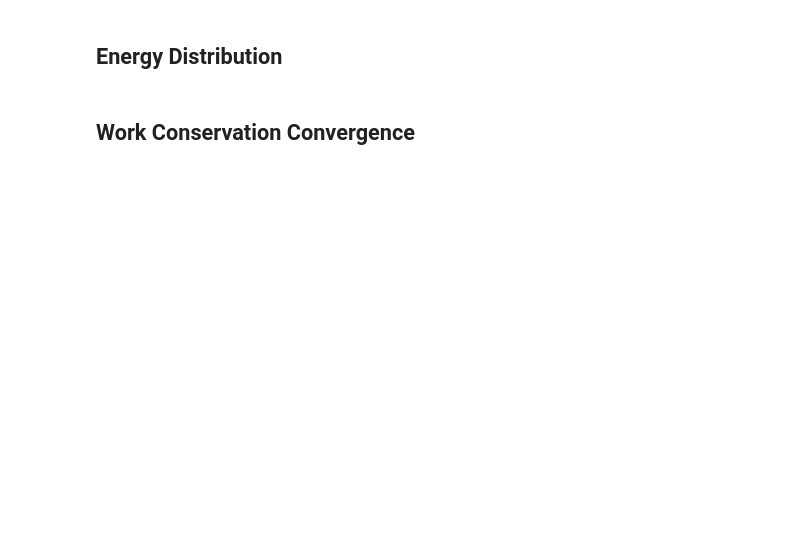
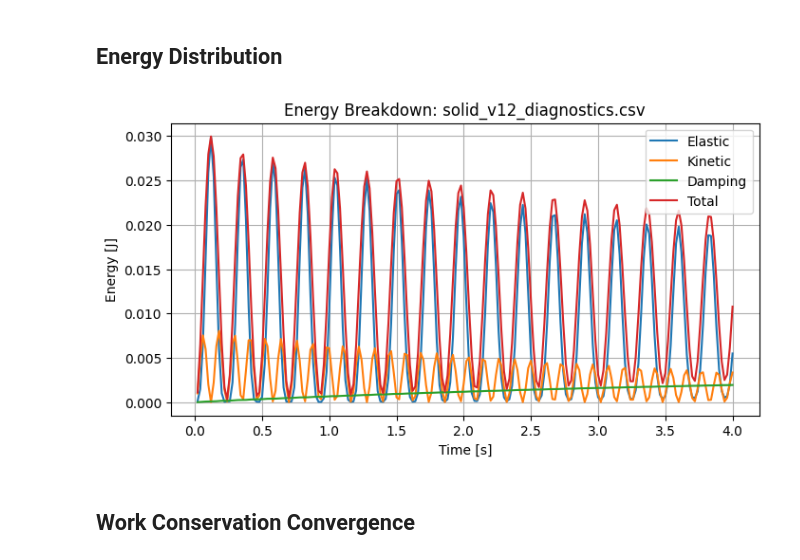
Before and after one commit to neerajbalachandar/VarFLEXI-rVPM-Fenics, a Jupyter notebook: result_analysis.ipynb, the cells around one changed output. Drawn from its saved outputs; the diff is of its cells as text; code cells hidden in the pictures; blank space fills up the shorter version.

```diff
--- a/result_analysis.ipynb
+++ b/result_analysis.ipynb
@@ -61,20 +73,23 @@ else:
 # %%
 for name, df in solid_data.items():
     if df is None:
         continue
     req = {"time","E_elas","E_kin","E_damp","E_tot"}
     if not req.issubset(df.columns):
         continue
     plt.figure()
     plt.plot(df["time"], df["E_elas"], label="Elastic")
     plt.plot(df["time"], df["E_kin"], label="Kinetic")
     plt.plot(df["time"], df["E_damp"], label="Damping")
     plt.plot(df["time"], df["E_tot"], label="Total")
     plt.xlabel("Time [s]")
     plt.ylabel("Energy [J]")
     plt.legend()
     plt.title(f"Energy Breakdown: {name}")
     plt.show()
+    plt.savefig
+# %% [output]
+[figure, added]
 # %% [markdown]
 ## Work Conservation Convergence
 # %%
```
Also changed, not shown: parts of 6 cells of this notebook, 5 other files.
